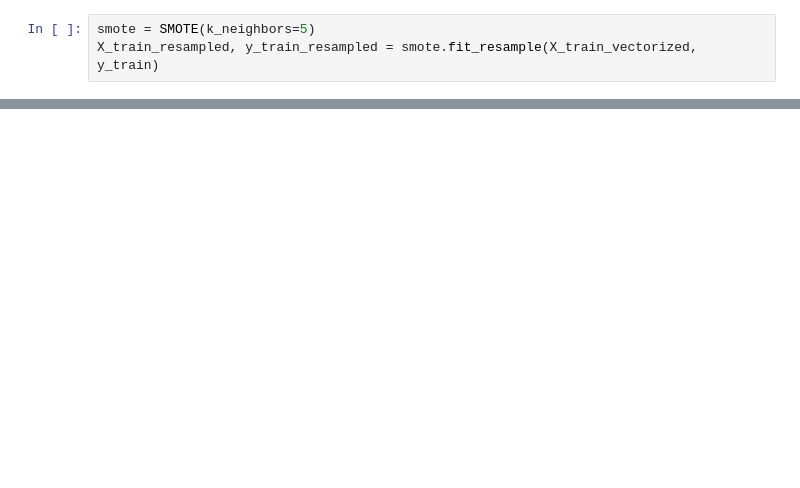
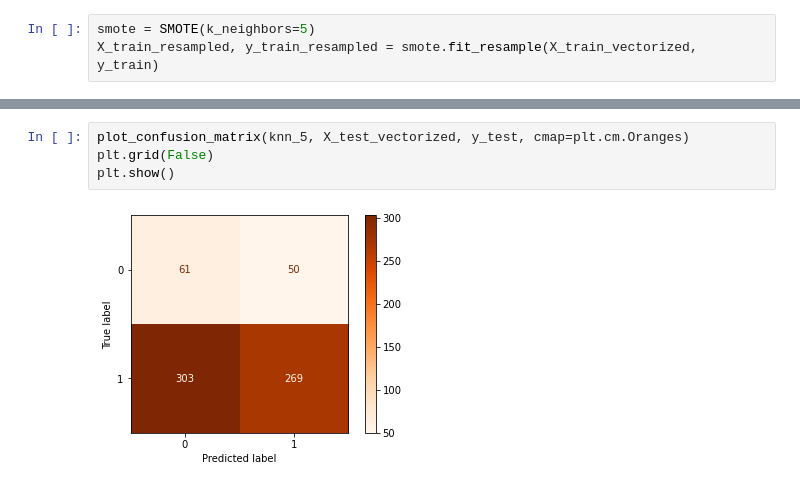
Before and after one commit to patrick-anastasio/NLP-Sentiment-Project, a Jupyter notebook: Development 2.ipynb, the cells around one changed output, grey strips where cells are left out. Drawn from its saved outputs; the diff is of its cells as text; blank space fills up the shorter version.

```diff
--- a/Development 2.ipynb
+++ b/Development 2.ipynb
@@ -227,0 +394,6 @@ X_train['text'] = [regex_tokenizer.tokenize(text) for text in X_train['text']]
+# %%
+plot_confusion_matrix(knn_5, X_test_vectorized, y_test, cmap=plt.cm.Oranges)
+plt.grid(False)
+plt.show()
+# %% [output]
+[figure, added]
```
Also changed, not shown: parts of 58 cells of this notebook, 1 other file.
